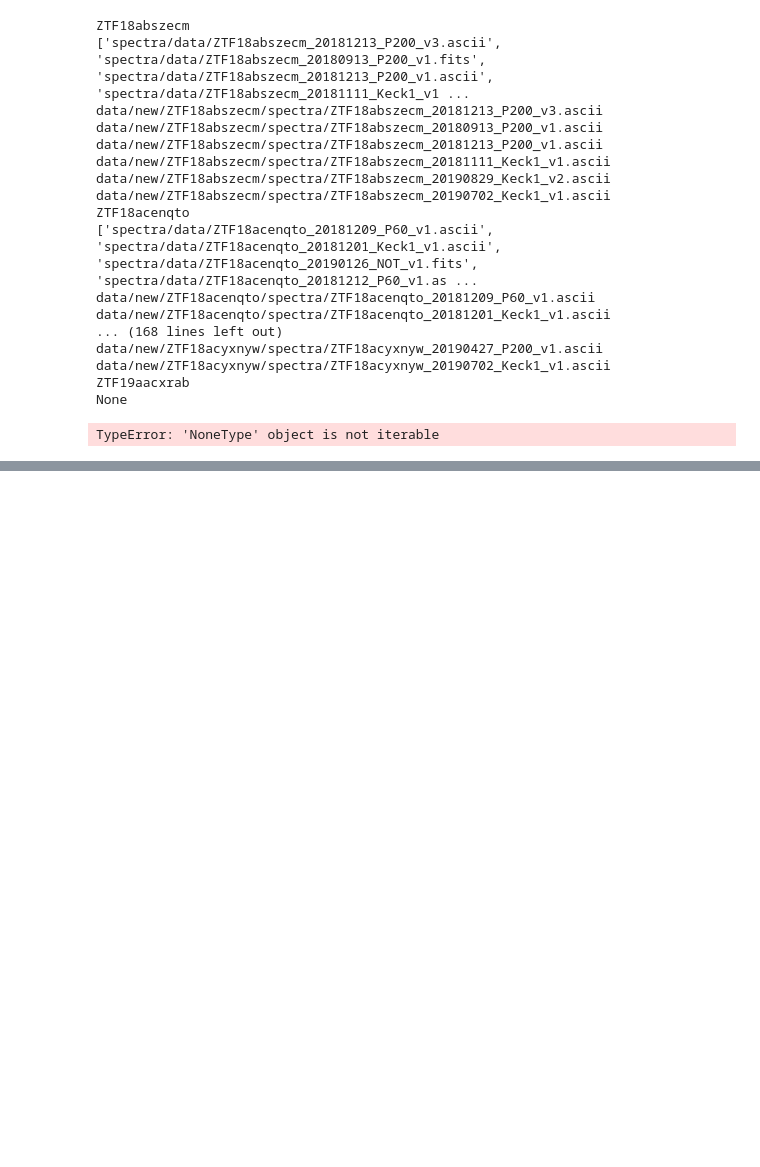
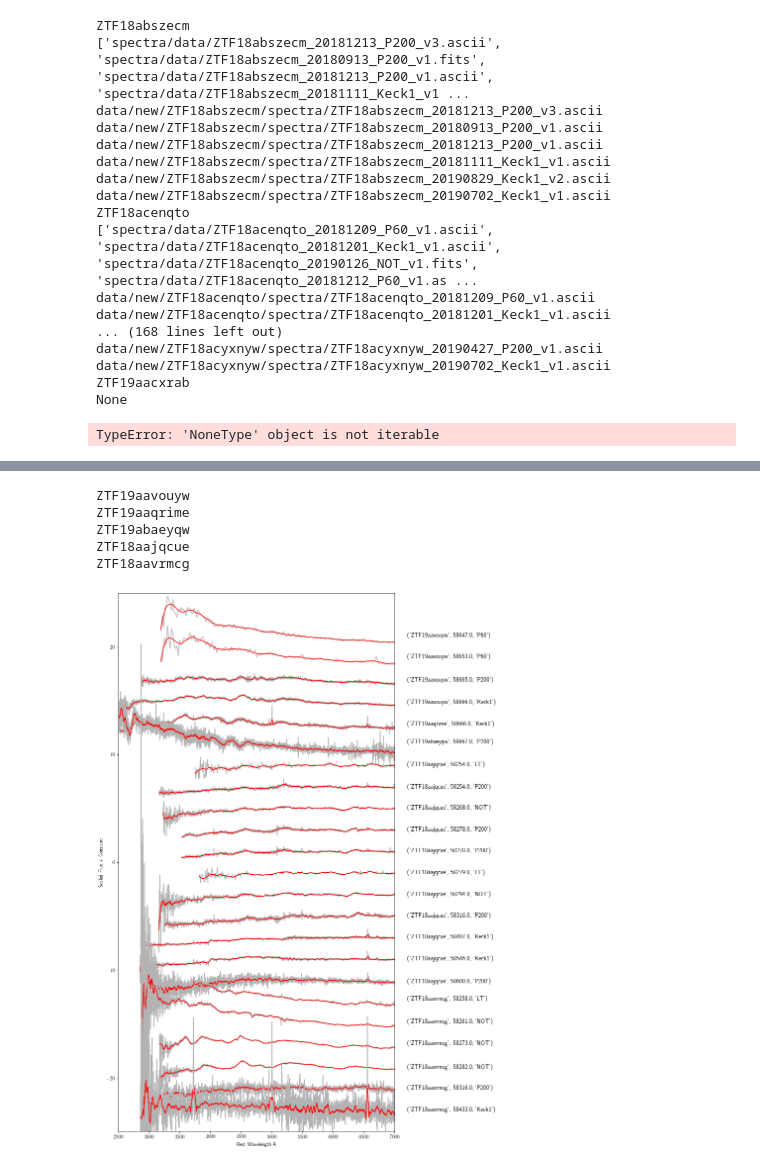
Before and after one commit to Aishwarya113/Superluminous, a Jupyter notebook: download_spectra.ipynb, the cells around one changed output, grey strips where cells are left out. Saved outputs shown, nothing was run; the diff lists cells and outputs as text; code cells hidden in the pictures; blank space fills up the shorter version.

```diff
--- a/download_spectra.ipynb
+++ b/download_spectra.ipynb
@@ -168,0 +325,10 @@ TypeError: 'NoneType' object is not iterable
+# %%
+fig_name = "fig2"
+plot_smoothed_spectra(5, 10, 20, 2500, 7000, -25, 25, fig_name)
+# %% [output]
+ZTF19aavouyw
+ZTF19aaqrime
+ZTF19abaeyqw
+ZTF18aajqcue
+ZTF18aavrmcg
+[figure, added]
```
Also changed, not shown: parts of 23 cells of this notebook.
